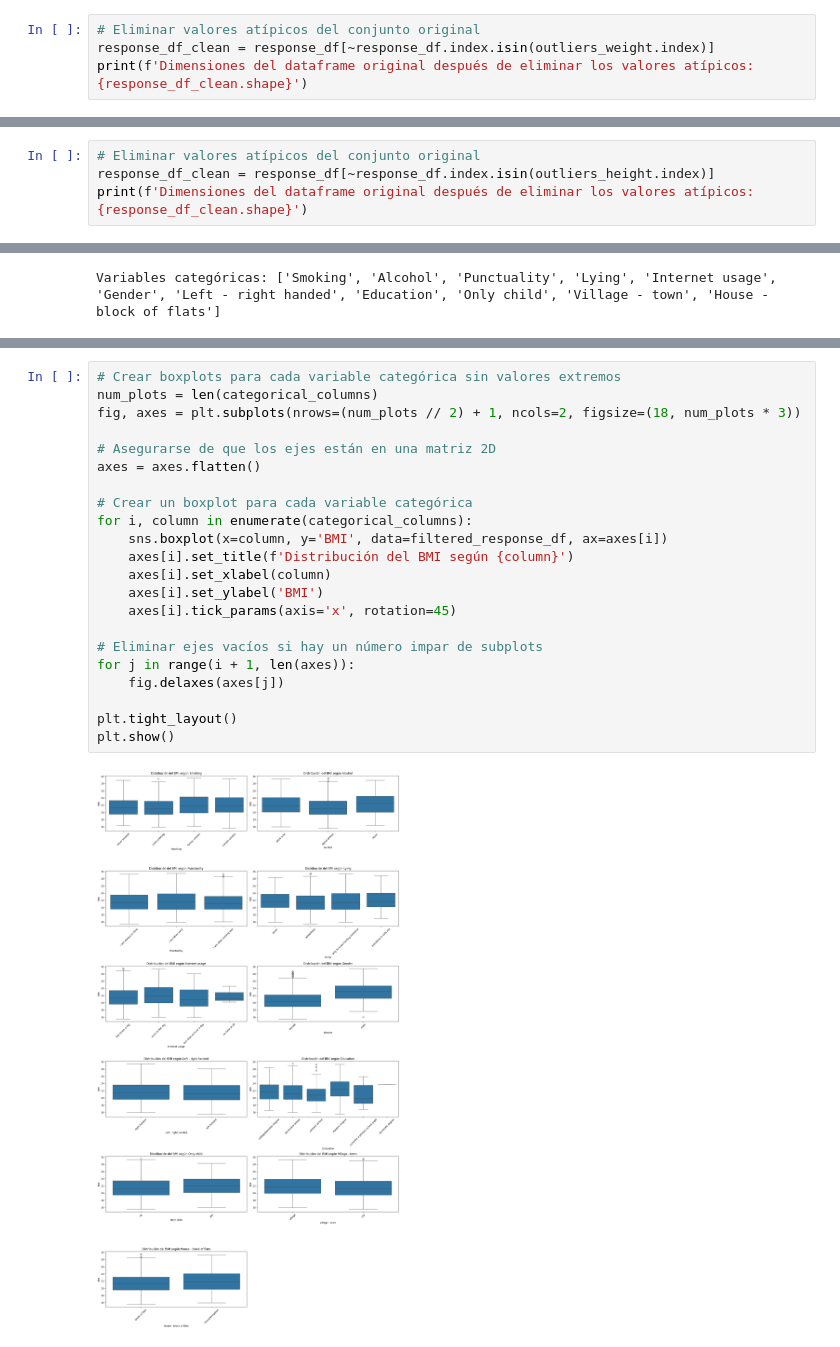
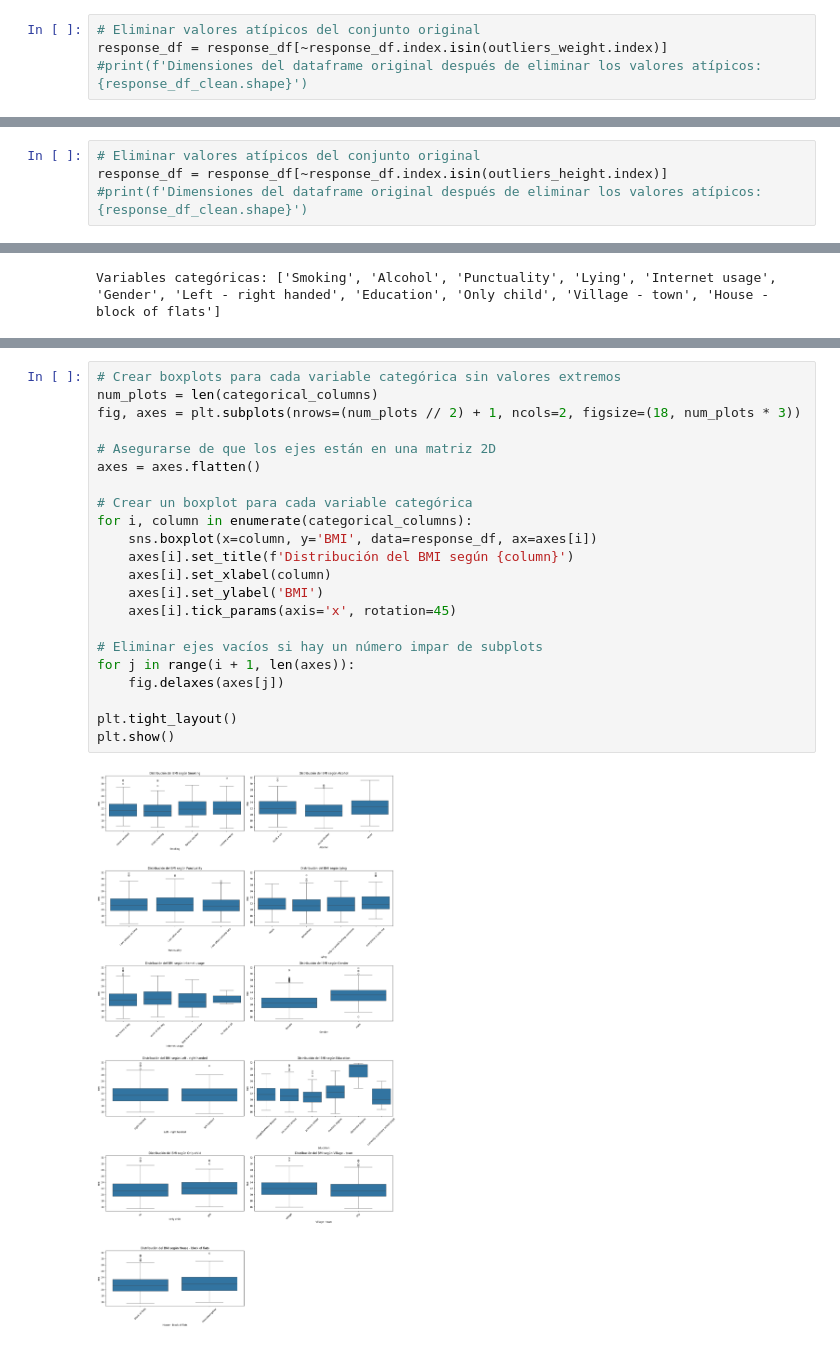
Before and after one commit to GeminiNetSailor/Data-science-and-analytics, a Jupyter notebook: 5.2 Actividad 5. Preprocesamiento/Actividad5Preprocesamiento.ipynb, the cells around one changed output, grey strips where cells are left out. Saved outputs shown, nothing was run; the diff lists cells and outputs as text.

```diff
--- a/5.2 Actividad 5. Preprocesamiento/Actividad5Preprocesamiento.ipynb
+++ b/5.2 Actividad 5. Preprocesamiento/Actividad5Preprocesamiento.ipynb
@@ -277,5 +277,5 @@ print(f'Dimensiones del dataframe de valores atípicos: {outliers_weight_df.shap
 Dimensiones del dataframe de valores atípicos: (10, 150)
 # %%
 # Eliminar valores atípicos del conjunto original
-response_df_clean = response_df[~response_df.index.isin(outliers_weight.index)]
-print(f'Dimensiones del dataframe original después de eliminar los valores atípicos: {response_df_clean.shape}')
+response_df = response_df[~response_df.index.isin(outliers_weight.index)]
+#print(f'Dimensiones del dataframe original después de eliminar los valores atípicos: {response_df_clean.shape}')
@@ -315,4 +313,4 @@ Dimensiones del dataframe de valores atípicos: (6, 150)
 # %%
 # Eliminar valores atípicos del conjunto original
-response_df_clean = response_df[~response_df.index.isin(outliers_height.index)]
-print(f'Dimensiones del dataframe original después de eliminar los valores atípicos: {response_df_clean.shape}')
+response_df = response_df[~response_df.index.isin(outliers_height.index)]
+#print(f'Dimensiones del dataframe original después de eliminar los valores atípicos: {response_df_clean.shape}')
@@ -372,26 +380,26 @@ filtered_response_df = response_df[(response_df['BMI'] >= lower_bound_BMI) & (re
 # %%
 # Crear boxplots para cada variable categórica sin valores extremos
 num_plots = len(categorical_columns)
 fig, axes = plt.subplots(nrows=(num_plots // 2) + 1, ncols=2, figsize=(18, num_plots * 3))
 
 # Asegurarse de que los ejes están en una matriz 2D
 axes = axes.flatten()
 
 # Crear un boxplot para cada variable categórica
 for i, column in enumerate(categorical_columns):
-    sns.boxplot(x=column, y='BMI', data=filtered_response_df, ax=axes[i])
+    sns.boxplot(x=column, y='BMI', data=response_df, ax=axes[i])
     axes[i].set_title(f'Distribución del BMI según {column}')
     axes[i].set_xlabel(column)
     axes[i].set_ylabel('BMI')
     axes[i].tick_params(axis='x', rotation=45)
 
 # Eliminar ejes vacíos si hay un número impar de subplots
 for j in range(i + 1, len(axes)):
     fig.delaxes(axes[j])
 
 plt.tight_layout()
 plt.show()
 # %% [output]
-[figure, old version]
+[figure, new version]
 # %%
 Las diferencias en el nivel educativo son notables, indicando que este puede ser un factor que puede influir significativamente en el BMI.
```
Also changed, not shown: parts of 10 cells of this notebook.
